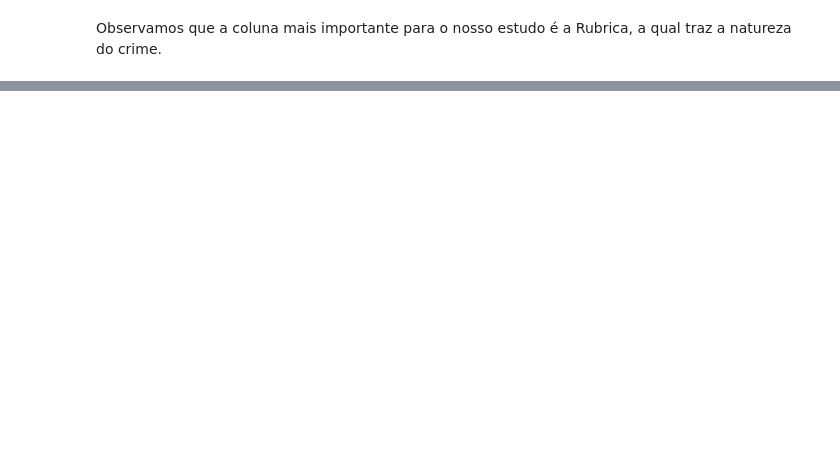
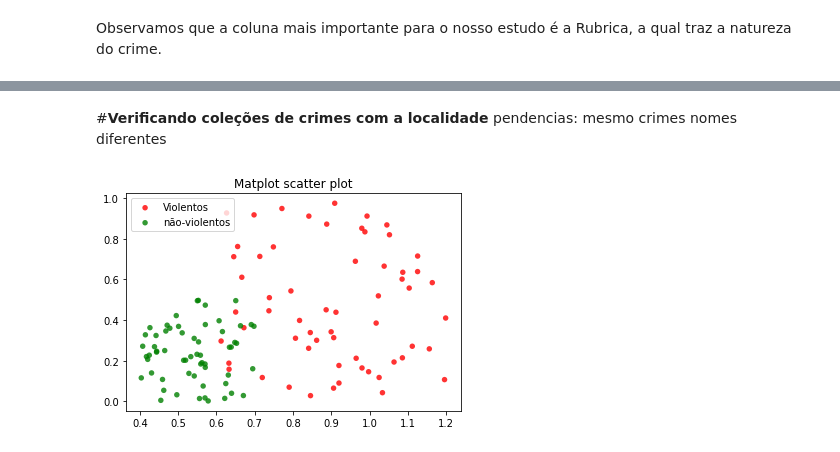
Before and after one commit to debora28/pi-2020.2, a Jupyter notebook: Crime_E2.ipynb, the cells around one changed output, grey strips where cells are left out. Saved outputs shown, nothing was run; the diff lists cells and outputs as text; code cells hidden in the pictures; blank space fills up the shorter version.

```diff
--- a/Crime_E2.ipynb
+++ b/Crime_E2.ipynb
@@ -141,15 +144,3 @@ data2.describe()
 | 50% | 1.442190e+05 | 2016.000000 | 900020.000000 | 2016.0 | 7.000000 | -23.559011 | -46.623184 | 248.000000 |
 | 75% | 8.584790e+05 | 2016.000000 | 900020.000000 | 2016.0 | 10.000000 | -23.528155 | -46.531476 | 549.000000 |
 | max | 1.649798e+06 | 2017.000000 | 900020.000000 | 2016.0 | 12.000000 | -23.281891 | 46.652035 | 13913.000000 |
-# %%
-x  = data2
-y1 = [1, 3, 5, 3, 1, 3, 5, 3, 1]
-plt.plot(x, y1, label="line L")
-plt.plot(x, y2, label="line H")
-plt.plot()
-
-plt.xlabel("x axis")
-plt.ylabel("y axis")
-plt.title("Line Graph Example")
-plt.legend()
-plt.show()
@@ -157,0 +156,4 @@ plt.show()
+# %% [markdown]
+#**Verificando coleções de crimes com a localidade**
+pendencias:
+mesmo crimes nomes diferentes
@@ -157,0 +163,25 @@ plt.show()
+# %%
+# CRIANDO GRUPOS PARA CADA CRIME
+N = 60
+g1 = (0.6 + 0.6 * np.random.rand(N), np.random.rand(N))
+g2 = (0.4+0.3 * np.random.rand(N), 0.5*np.random.rand(N))
+#g1 = ()
+#g2 = ()
+
+data = (g1, g2)
+colors = ("red", "green")
+groups = ("Violentos", "não-violentos")
+
+# Criando plotagem
+fig = plt.figure()
+ax = fig.add_subplot(1, 1, 1, facecolor="1.0")
+
+for data, color, group in zip(data, colors, groups):
+  x, y = data
+  ax.scatter(x, y, alpha=0.8, c=color, edgecolors='none', s=30, label=group)
+
+plt.title('Matplot scatter plot')
+plt.legend(loc=2)
+plt.show()
+# %% [output]
+[figure, added]
```
Also changed, not shown: parts of 10 cells of this notebook.
